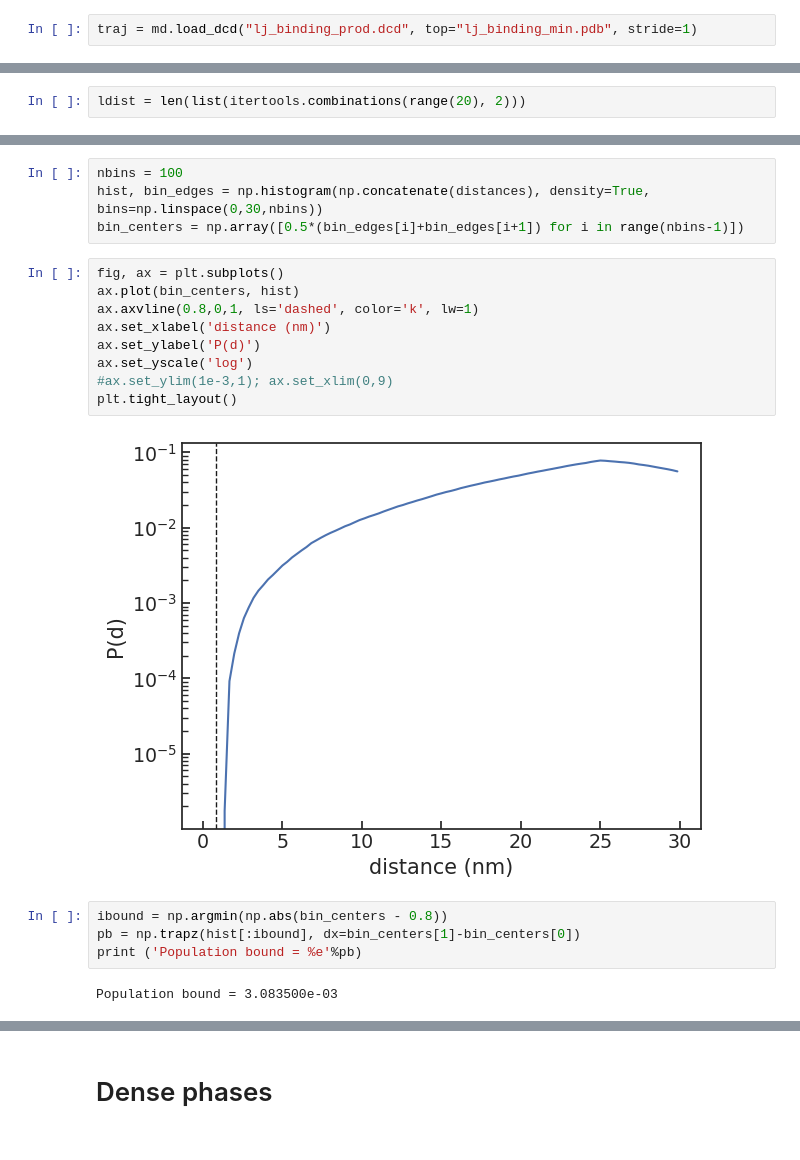
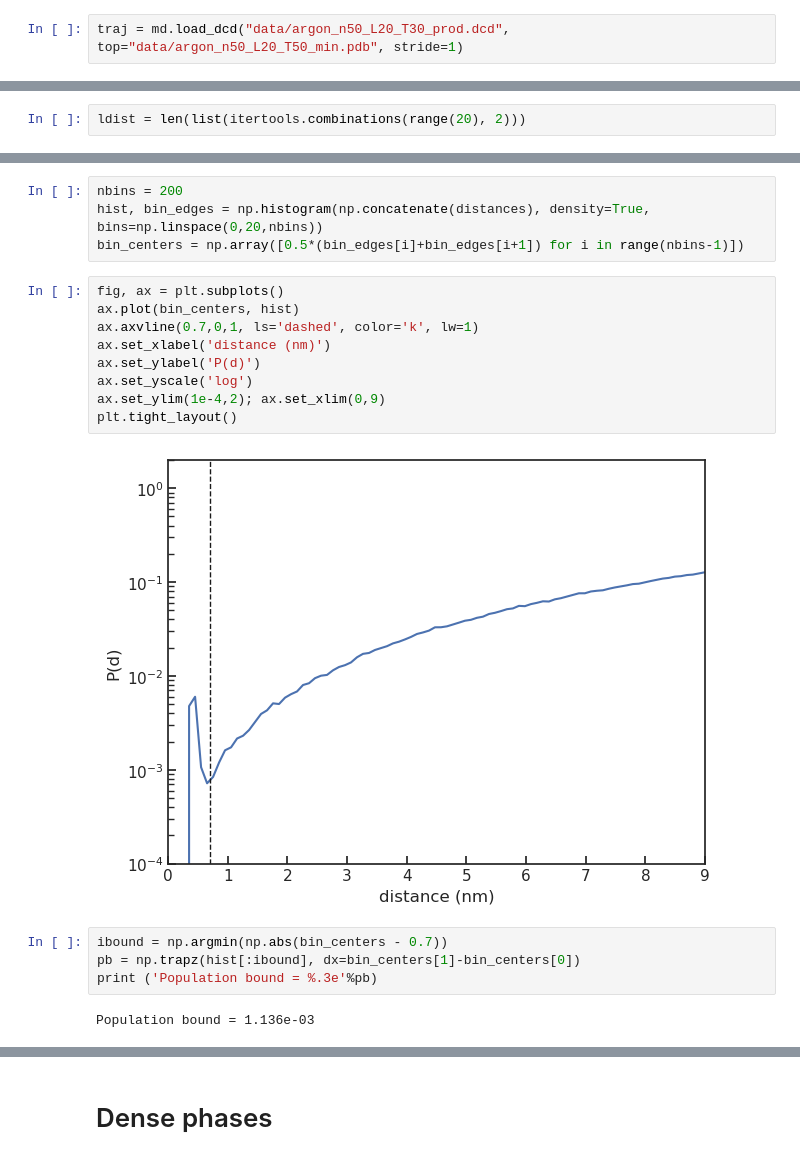
Before and after one commit to BioKT/lj-openmm, a Jupyter notebook: analysis_slab.ipynb, the cells around one changed output, grey strips where cells are left out. Cells and saved outputs as stored; diff of their text form.

```diff
--- a/analysis_slab.ipynb
+++ b/analysis_slab.ipynb
@@ -55,3 +37,3 @@ data = np.loadtxt("lj_binding_prod.csv", delimiter=',')
 # %%
-traj = md.load_dcd("lj_binding_prod.dcd", top="lj_binding_min.pdb", stride=1)
+traj = md.load_dcd("data/argon_n50_L20_T30_prod.dcd", top="data/argon_n50_L20_T50_min.pdb", stride=1)
 # %%
@@ -87,21 +69,21 @@ plt.tight_layout(w_pad=0, h_pad=0)
 # %%
-nbins = 100
-hist, bin_edges = np.histogram(np.concatenate(distances), density=True, bins=np.linspace(0,30,nbins))
+nbins = 200
+hist, bin_edges = np.histogram(np.concatenate(distances), density=True, bins=np.linspace(0,20,nbins))
 bin_centers = np.array([0.5*(bin_edges[i]+bin_edges[i+1]) for i in range(nbins-1)])
 # %%
 fig, ax = plt.subplots()
 ax.plot(bin_centers, hist)
-ax.axvline(0.8,0,1, ls='dashed', color='k', lw=1)
+ax.axvline(0.7,0,1, ls='dashed', color='k', lw=1)
 ax.set_xlabel('distance (nm)')
 ax.set_ylabel('P(d)')
 ax.set_yscale('log')
-#ax.set_ylim(1e-3,1); ax.set_xlim(0,9)
+ax.set_ylim(1e-4,2); ax.set_xlim(0,9)
 plt.tight_layout()
 # %% [output]
-[figure, old version]
+[figure, new version]
 # %%
-ibound = np.argmin(np.abs(bin_centers - 0.8))
+ibound = np.argmin(np.abs(bin_centers - 0.7))
 pb = np.trapz(hist[:ibound], dx=bin_centers[1]-bin_centers[0])
-print ('Population bound = %e'%pb)
+print ('Population bound = %.3e'%pb)
 # %% [output]
-Population bound = 3.083500e-03
+Population bound = 1.136e-03
```
Also changed, not shown: parts of 20 cells of this notebook.
